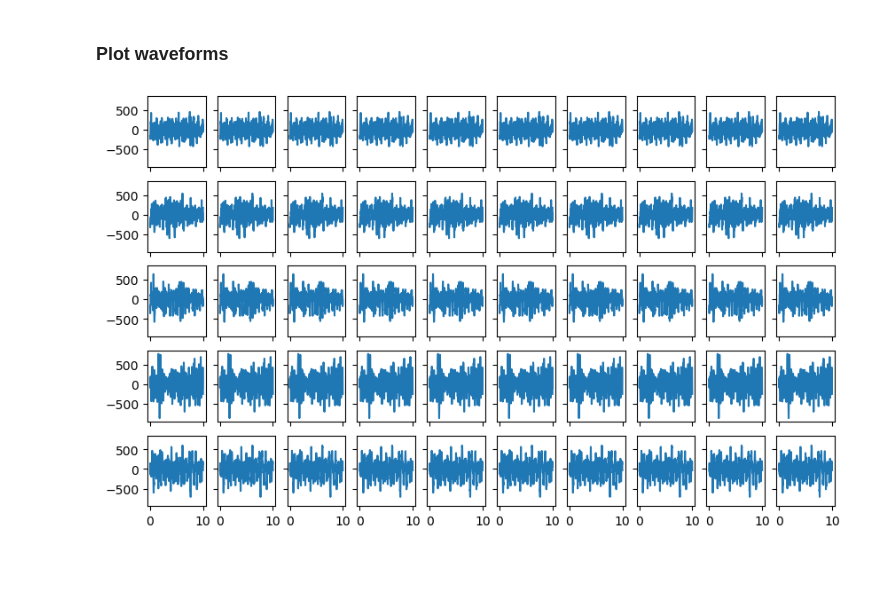
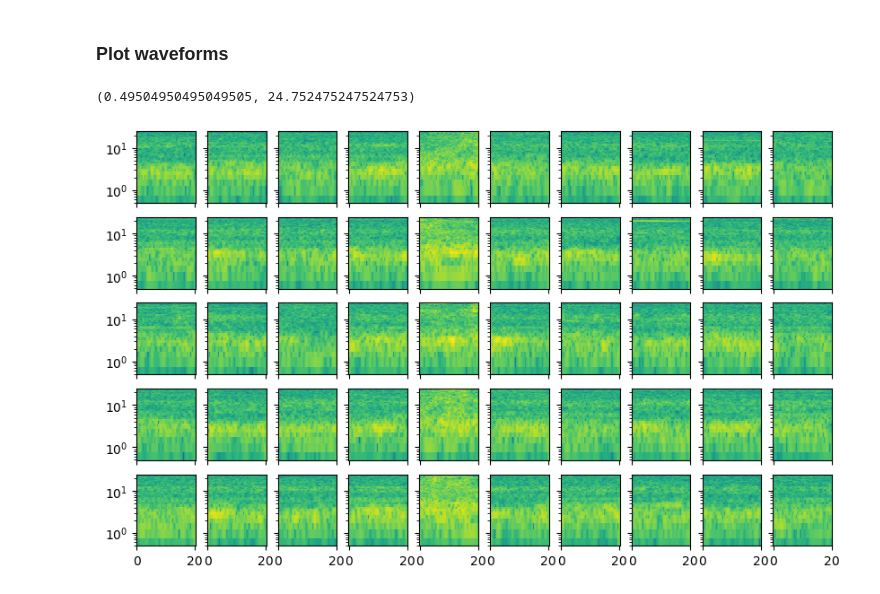
Before and after one commit to scatseisnet/scatseisnet, a Jupyter notebook: docs/source/notebooks/5_clustering.ipynb, the cells around one changed output. Drawn from its saved outputs; the diff is of its cells as text; code cells hidden in the pictures; blank space fills up the shorter version.

Commit message:
Added clustered spectrogram (TBC)

```diff
--- a/docs/source/notebooks/5_clustering.ipynb
+++ b/docs/source/notebooks/5_clustering.ipynb
@@ -34,6 +37,9 @@ independent component analysis (ICA) as input for the clustering algorithm.
 with np.load("../example/independent_components.npz", allow_pickle=True) as data:
     features = data["features"]
     times = data["times"]
+
+# Load network
+network = pickle.load(open("../example/scattering_network.pickle", "rb"))
 # %% [markdown]
 ## $k$-means clustering
 
@@ -114,42 +120,57 @@ waveforms for each cluster.
 
 ### Extract waveforms
 # %%
-stream = obspy.read("../example/scattering_stream.mseed")
+stream = obspy.read("../example/scattering_stream.mseed").select(channel="BHZ")
 
 N_WAVEFORMS = 5
+waveform_duration = network.bins / network.sampling_rate
+
 
 # Extract waveforms
 waveforms = list()
 for cluster in np.unique(predictions):
 
     # Calculate the mean of the cluster
-    mean = np.mean(features[predictions == i], axis=0)
+    mean = np.mean(features[predictions == cluster], axis=0)
 
     # Distance of each sample to the mean
-    distance = np.linalg.norm(features[predictions == i] - mean, axis=1)
+    distance = np.linalg.norm(features[predictions == cluster] - mean, axis=1)
 
     # Get times of the closest samples
-    closest = times[predictions == i][distance.argsort()[:5]]
+    closest = times[predictions == cluster][distance.argsort()[:5]]
 
     # Collect waveforms in a list
     traces = list()
     for time in closest[:N_WAVEFORMS]:
         time = obspy.UTCDateTime(time)
-        traces.append(stream.select(channel="BHZ").slice(time, time + 5)[0].copy())
+        trace = stream.slice(time, time + waveform_duration)[0].copy()
+        frequencies, _, spectrogram = signal.stft(trace.data, nperseg=101, noverlap=90, fs=network.sampling_rate)
+        traces.append(spectrogram)
     waveforms.append(traces)
 # %% [markdown]
 ### Plot waveforms
 # %%
 # Plot the results
 fig, ax = plt.subplots(N_WAVEFORMS, N_CLUSTERS, figsize=(10, 6), sharex=True, sharey=True)
 
-# Plot each cluster as a separate line
-for i, traces in enumerate(waveforms):
-    for j, trace in enumerate(traces):
-        ax[j, i].plot(trace.times(), trace.data, rasterized=True)
-    # # Plot the detection rate
-    # for trace in traces:
-    #     ax[i].plot(trace.times(), trace.data)
-    # ax[i].set_title(f"Cluster {i}")
+vmin = np.min([np.min(np.log(np.abs(w) + 1e-10)) for w in waveforms])
+vmax = np.max([np.max(np.log(np.abs(w) + 1e-10)) for w in waveforms])
+
+# # Plot each cluster as a separate line
+for i, spectrograms in enumerate(waveforms):
+    for j, spectrogram in enumerate(spectrograms):
+        ax[j, i].pcolormesh(t, frequencies, np.log(np.abs(spectrogram) + 1e-10), rasterized=True, vmin=vmin, vmax=vmax)
+        # ax[j, i].set_axis_off()
+        # break
+    # break
+
+# Labels
+ax[0, 0].set_yscale("log")
+ax[0, 0].set_ylim(frequencies[1], frequencies.max())
+
+# for trace in traces:
+#     ax[i].plot(trace.times(), trace.data)
+# ax[i].set_title(f"Cluster {i}")
 # %% [output]
+(0.49504950495049505, 24.752475247524753)
-[figure, old version]
+[figure, new version]
```
Also changed, not shown: parts of 1 cell of this notebook.
